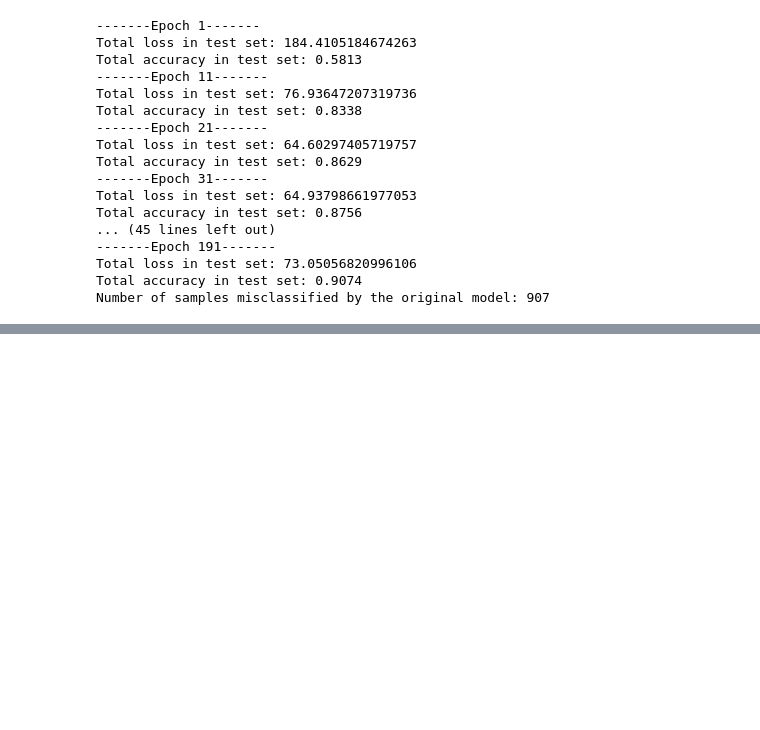
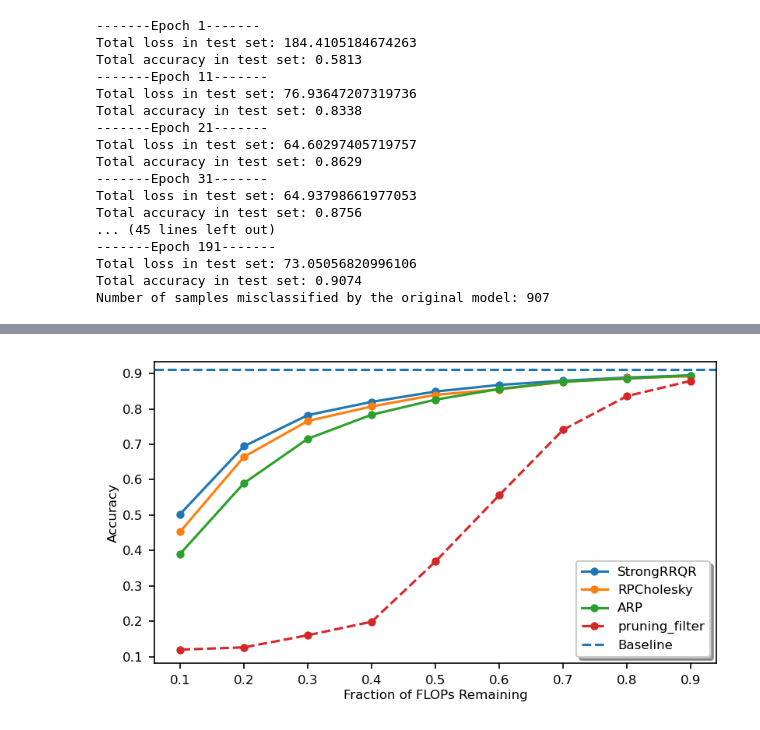
Before and after one commit to yuekai-yan/CSSP_Neural_Networks_Pruning, a Jupyter notebook: CIFAR10.ipynb, the cells around one changed output, grey strips where cells are left out. Saved outputs shown, nothing was run; the diff lists cells and outputs as text; code cells hidden in the pictures; blank space fills up the shorter version.

```diff
--- a/CIFAR10.ipynb
+++ b/CIFAR10.ipynb
@@ -350,15 +163,0 @@ Flops after pruning: 627864064 -> 61648254
-# %%
-rho = np.linspace(0.3, 0.9, 6)
-base_acc = total_accuracy
-methods = ["RPCholesky", "ARP"]
-all_accs = []
-for method in methods:
-    accs = []
-    for r in rho:
-        pruned_model_iter = iterative_pruning(model3, X, (3,32,32), r, 0.95, method)
-        acc, _ = evaluate_pruned_model(pruned_model_iter, test_loader)
-        accs.append(acc)
-    all_accs.append(accs)
-
-plot_pruning_curve(base_acc, rho, all_accs, methods,
-                   title="fraction of flops remaining vs test accuracy")
@@ -383,0 +164,84 @@ Flops after pruning: 627864064 -> 564834852
+# %%
+rho = np.linspace(0.9, 0.1, 9)
+
+methods = ["StrongRRQR", "RPCholesky", "ARP", "pruning_filter"]
+all_accs = []
+all_losses = []
+layerwise_results = {}
+
+# Run RPCholesky and ARP
+for method in ["StrongRRQR", "RPCholesky", "ARP"]:
+    accs = []
+    model_CSSP, accs, losses, hist = iterative_pruning(model3, X, (3, 32, 32), rho, 0.95, method, "flops", test_loader, train_loader)
+    all_accs.append(accs)
+    all_losses.append(losses)
+    layerwise_results[method] = hist
+
+# Run L1 filter pruning
+filter_accs = []
+filter_losses = []
+with contextlib.redirect_stdout(io.StringIO()):
+    model_filter, filter_accs, filter_losses, filter_hist = iterative_filter_pruning(
+        model0=copy.deepcopy(model3),
+        X=X,
+        input_shape=(3, 32, 32),
+        rho=rho,
+        step_size=0.95,
+        test_loader=test_loader,
+        train_loader=train_loader,
+        device=device,
+        use_bn_recalibration=True,
+        bn_batches=20,
+    )
+
+all_accs.append(filter_accs)
+all_losses.append(filter_losses)
+layerwise_results["pruning_filter"] = filter_hist
+
+# Save pruning results
+np.savez(
+    "saved model and data/flops_vs_acc.npz",
+    rho=rho,
+    base_acc=base_acc,
+    methods=np.array(methods),
+    all_accs=np.array(all_accs),
+)
+
+np.savez(
+    "saved model and data/flops_vs_loss.npz",
+    rho=rho,
+    base_acc=base_loss,
+    methods=np.array(methods),
+    all_accs=np.array(all_losses),
+)
+
+# Plot pruning curves
+plot_pruning_curve(
+    base_acc,
+    rho,
+    all_accs,
+    methods,
+    "flops",
+    "Accuracy"
+)
+
+plot_pruning_curve(
+    base_loss,
+    rho,
+    all_losses,
+    methods,
+    "flops",
+    "Test Loss"
+)
+
+# plot layerwise pruning results at 30% FLOPs
+heatmap_data = {
+    method: layerwise_results[method]["0.30"]
+    for method in methods
+}
+
+plot_layerwise_retention_heatmap(
+    heatmap_data,
+    title="Layer-wise Retention Pattern at 30% FLOPs Remaining"
+)
+# %% [output]
@@ -383,0 +265 @@ Flops after pruning: 627864064 -> 564834852
+[figure, added]
```
Also changed, not shown: parts of 17 cells of this notebook, 13 other files.
